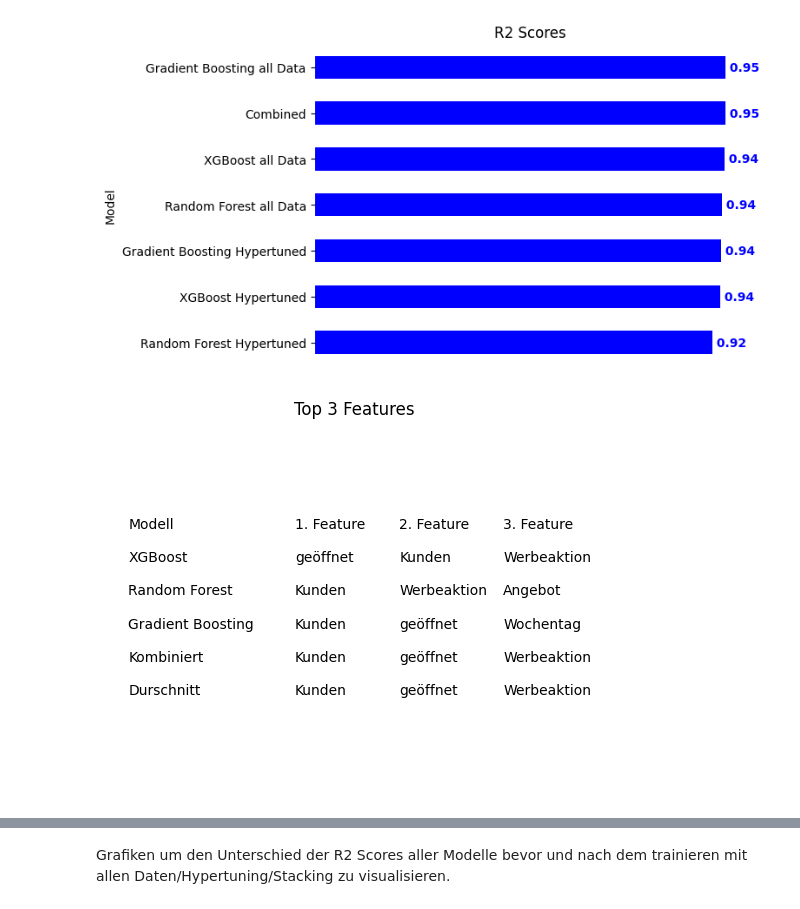
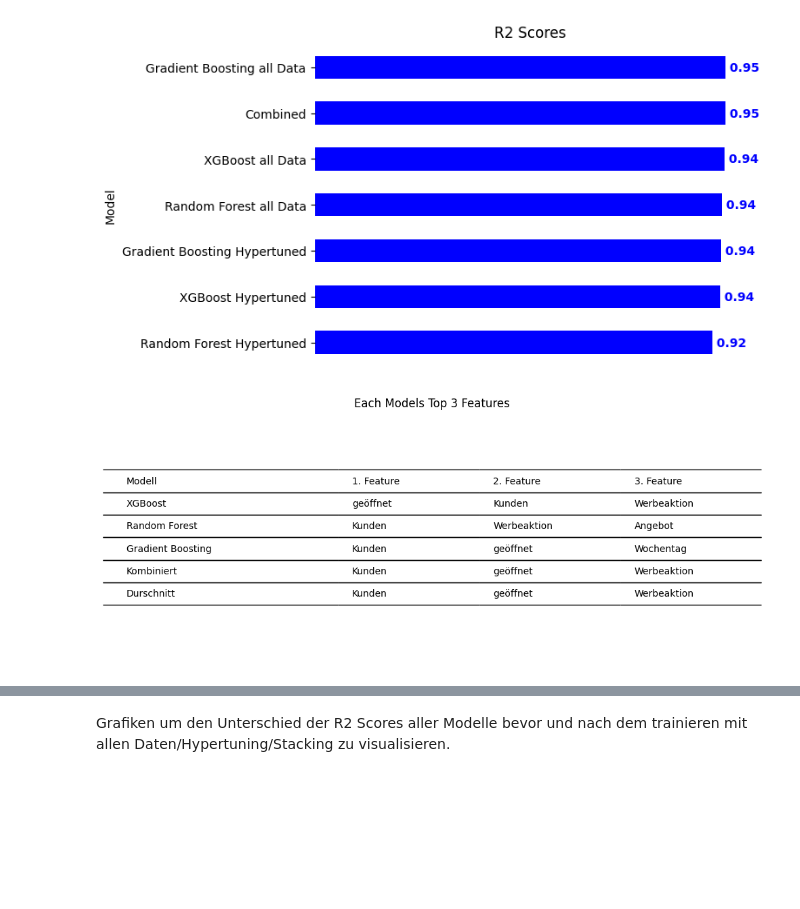
Before and after one commit to Bratpfannengamer/Rossmann, a Jupyter notebook: notebook.ipynb, the cells around one changed output, grey strips where cells are left out. Cells and saved outputs as stored; diff of their text form; code cells hidden in the pictures; blank space fills up the shorter version.

```diff
--- a/notebook.ipynb
+++ b/notebook.ipynb
@@ -1295,17 +1295,25 @@ fi_top3 = fi_top3[['Modell','1. Feature','2. Feature','3. Feature']]
 #save as csv so data can be displayed without training the models
 fi_top3.to_csv('feature_importance.csv', index=False)
 # %%
-#plot feature importance
-#read data
+import pandas as pd
+import matplotlib.pyplot as plt
+
+# Read the data from CSV
 fi_top3 = pd.read_csv('feature_importance.csv')
-#plot top 3 features for each model
-table=plt.table(cellText=fi_top3.values, colLabels=fi_top3.columns, loc='center', cellLoc='left', colLoc='left', edges='open',colWidths=[.35,.21,.21,.21])
+
+# Plot top 3 features for each model with boxes
+fig, ax = plt.subplots()
+ax.axis('off')
+table = ax.table(cellText=fi_top3.values,
+                 colLabels=fi_top3.columns,
+                 loc='center',
+                 cellLoc='left',
+                 colLoc='left',
+                 edges='horizontal',
+                 colWidths=[.35,.21,.21,.21])
 table.auto_set_font_size(False)
-#increase table size
-table.scale(1, 2)
-
-plt.axis('off')
-plt.title('Top 3 Features')
+table.scale(2, 2)
+title = ax.set_title('Each Models Top 3 Features')
 plt.show()
 # %% [output]
-[figure, old version]
+[figure, new version]
```
Also changed, not shown: parts of 11 cells of this notebook.
